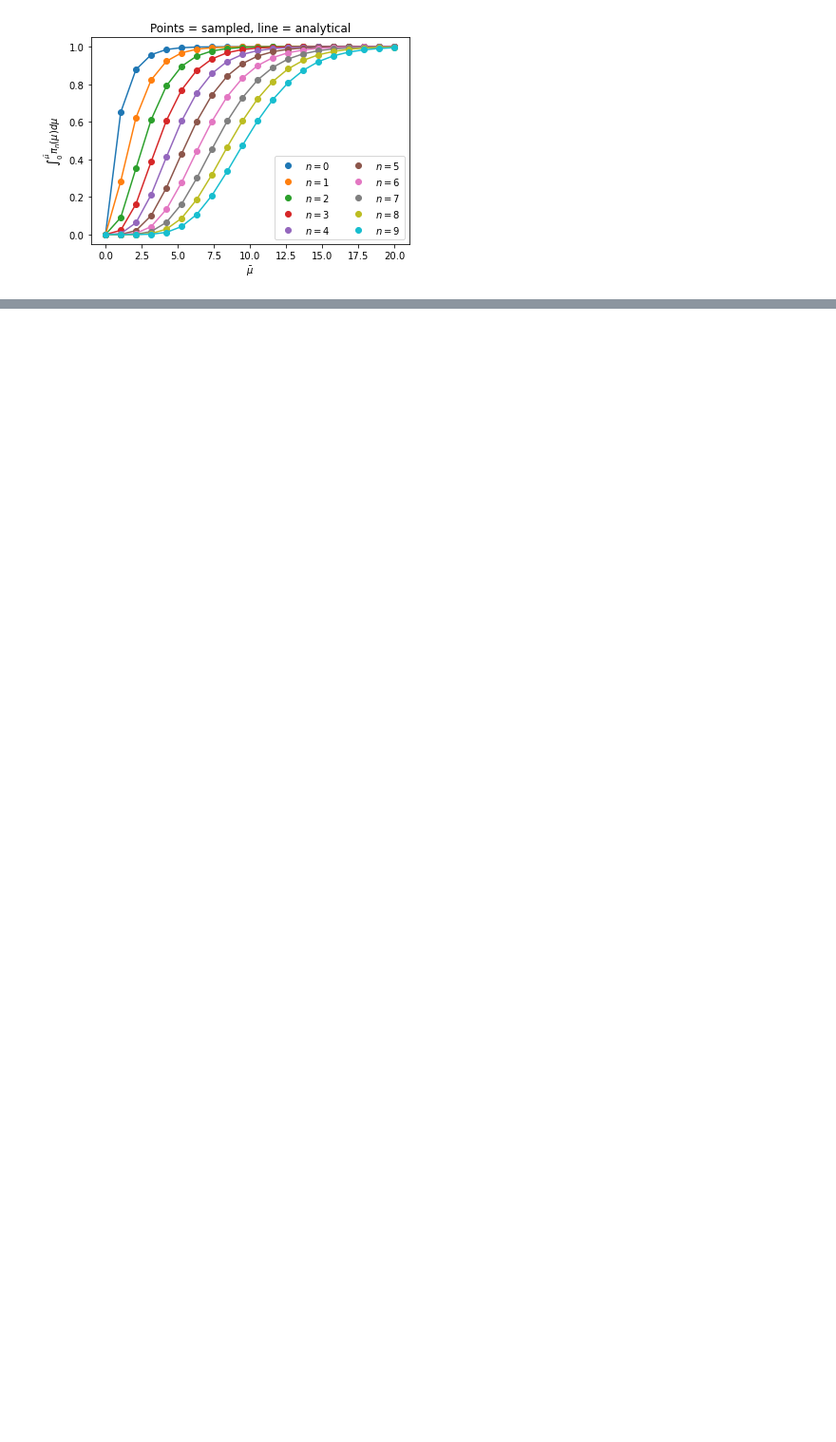
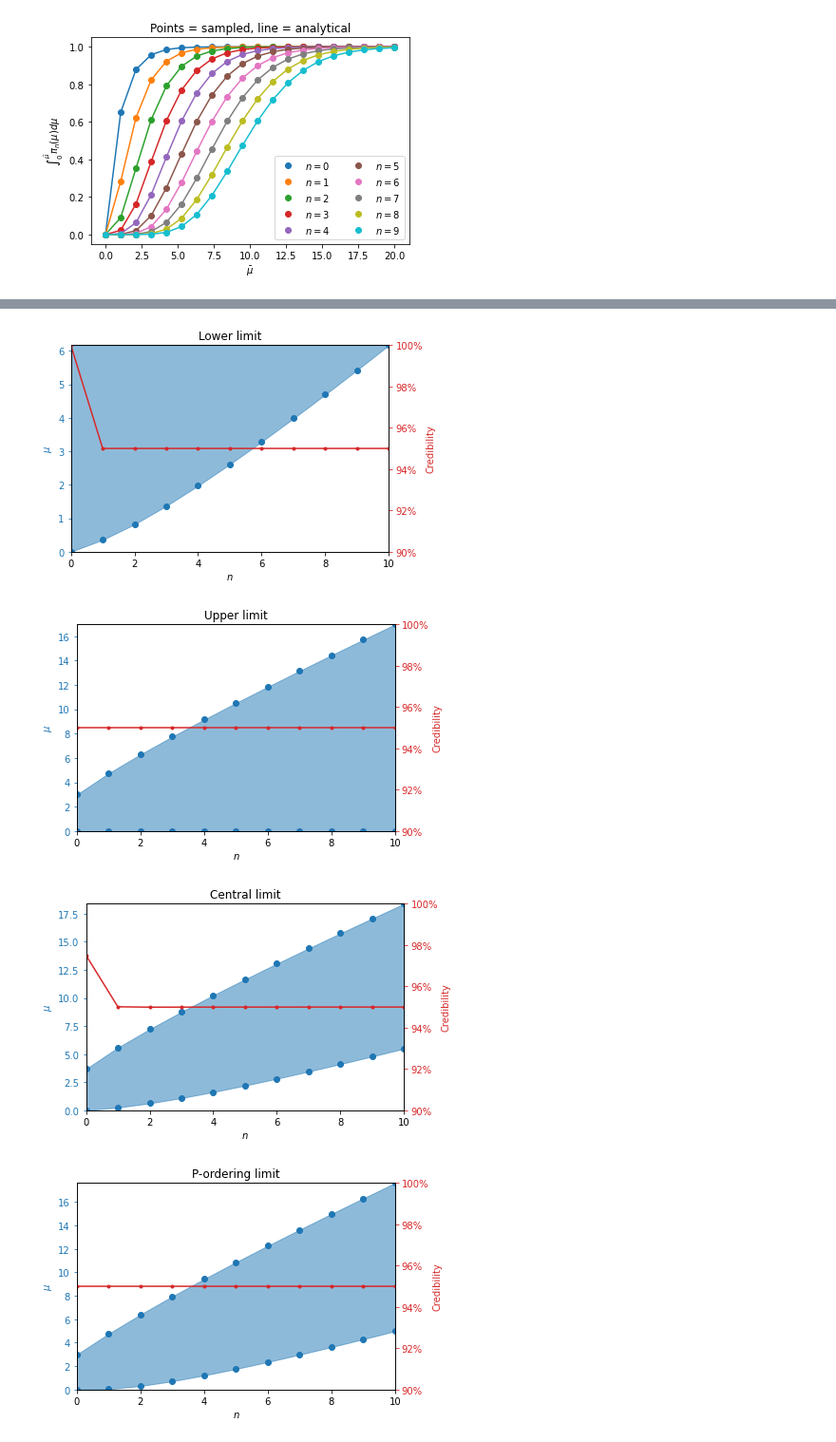
Before and after one commit to lmassach/statistical-analysis-lab, a Jupyter notebook: 05 Exercises Attempt 2.ipynb, the cells around one changed output, grey strips where cells are left out. Shown: that part at 95% size. Saved outputs shown, nothing was run; the diff lists cells and outputs as text; code cells hidden in the pictures; blank space fills up the shorter version.

```diff
--- a/05 Exercises Attempt 2.ipynb
+++ b/05 Exercises Attempt 2.ipynb
@@ -321,7 +323,7 @@ mu = np.linspace(0, 20, 20)
 plt.figure()
 plt.title("Points = sampled, line = analytical")
 for n in range(10):
-    cr = [credibility(n, 0, m, n_samp) for m in mu]
+    cr = [credibility(n, 0, m) for m in mu]
     cra = [credibility_analytical(n, 0, m) for m in mu]
     plt.plot(mu, cr, 'o', label=f"$n={n}$", c=f'C{n}')
     plt.plot(mu, cra, '-', c=f'C{n}')
@@ -417,0 +468,46 @@ Wall time: 467 ms
+# %%
+def my_plot_b(n, ll=None, ul=None, title=""):
+    if ll is None:
+        ll = [0] * len(ul)
+    elif ul is None:
+        ul = [np.inf] * len(ll)
+
+    fig, ax = plt.subplots()
+    plt.scatter(n, ll, c='tab:blue')
+    if not np.isinf(ul[0]):
+        plt.scatter(n, ul, c='tab:blue')
+        plt.fill_between(n, ll, ul, color='tab:blue', alpha=0.5)
+        yl, yu = np.min(ll), np.max(ul)
+    else:
+        yl, yu = np.min(ll), np.max(ll)
+        plt.fill_between(n, ll, yu, color='tab:blue', alpha=0.5)
+    plt.xlabel("$n$")
+    plt.ylabel(r"$\mu$", color='tab:blue')
+    plt.ylim(yl, yu)
+    plt.xlim(np.min(n), np.max(n))
+    plt.title(title)
+    ax.tick_params(axis='y', labelcolor='tab:blue', color='tab:blue')
+
+    ax2 = plt.twinx()
+    if not np.isinf(ul[0]):
+        cr = [credibility(*itm) for itm in zip(n, ll, ul)]
+    else:
+        cr = [1-credibility(a, 0, b) for a, b in zip(n, ll)]
+    ax2.plot(n, cr, '.-', c='tab:red')
+    ax2.set_ylim(0.9, 1)
+    ax2.yaxis.set_major_locator(mticker.MultipleLocator(0.02))
+    ax2.yaxis.set_major_formatter(mticker.StrMethodFormatter("{x:.0%}"))
+    ax2.set_ylabel("Credibility", color='tab:red')
+    ax2.tick_params(axis='y', labelcolor='tab:red', color='tab:red')
+    plt.show()
+# %%
+my_plot_b(n_values, lower_limits, title="Lower limit")
+my_plot_b(n_values, ul=upper_limits, title="Upper limit")
+my_plot_b(n_values, central_limits_l, central_limits_h,
+          title="Central limit")
+my_plot_b(n_values, p_limits_l, p_limits_h, title="P-ordering limit")
+# %% [output]
+[figure, added]
+[figure, added]
+[figure, added]
+[figure, added]
```
Also changed, not shown: parts of 14 cells of this notebook.
